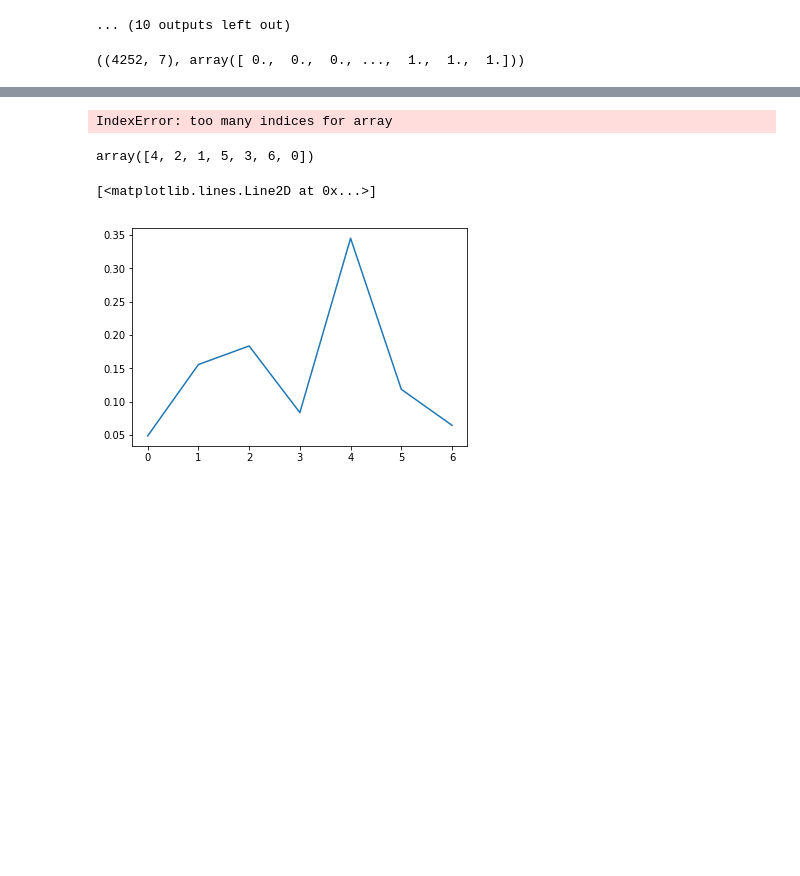
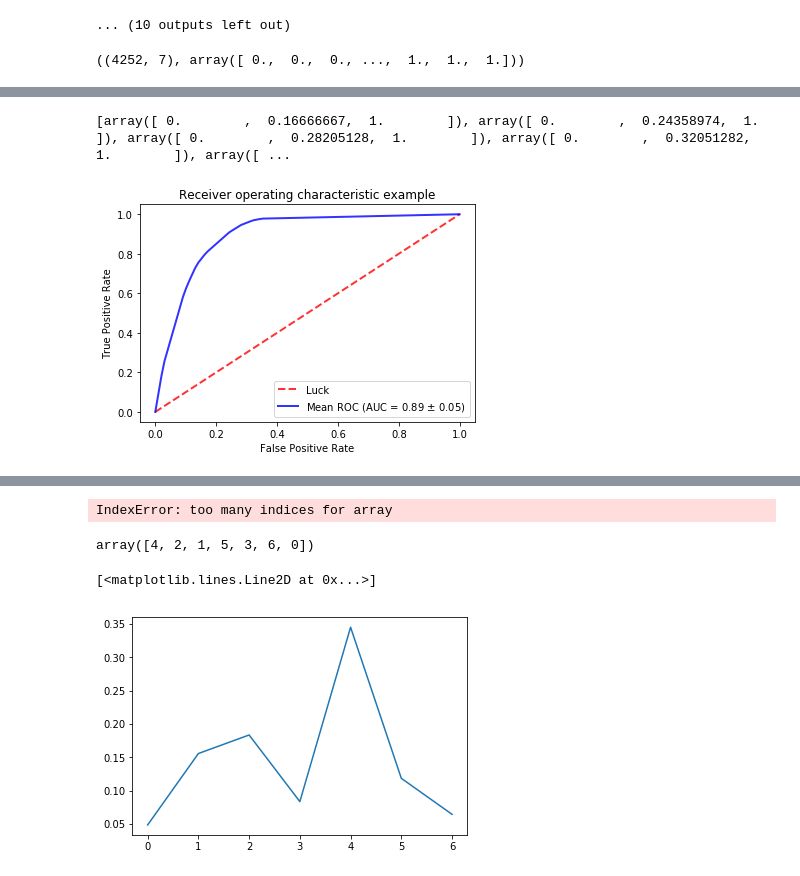
Before and after one commit to nithishr/activity_recognition, a Jupyter notebook: ROC.ipynb, the cells around one changed output, grey strips where cells are left out. Drawn from its saved outputs; the diff is of its cells as text; code cells hidden in the pictures; blank space fills up the shorter version.

Commit message:
Updated ROC curves and the feature ranking

```diff
--- a/ROC.ipynb
+++ b/ROC.ipynb
@@ -145,0 +145,3 @@ y_score = classifier.fit(X_train, y_train).decision_function(X_test)
+# %%
+false_positive_rate, true_positive_rate, thresholds = roc_curve(y_test, y_score)
+roc_auc = auc(false_positive_rate, true_positive_rate)
@@ -145,0 +344,64 @@ y_score = classifier.fit(X_train, y_train).decision_function(X_test)
+# %%
+skf = StratifiedKFold(10)
+fpr62 = []
+tpr62 = []
+auc62 = []
+for train, test in skf.split(X,Y):
+        XTrain, XTest, YTrain, YTest = X[train], X[test], Y[train], Y[test]
+        classifier = GradientBoostingClassifier()
+        y_score = classifier.fit(XTrain, YTrain).predict(XTest)
+        false_positive_rate_62, true_positive_rate_62, thresholds = roc_curve(YTest, y_score)
+        roc_auc_62 = auc(false_positive_rate_62, true_positive_rate_62)
+        fpr62.append(false_positive_rate_62)
+        tpr62.append(true_positive_rate_62)
+        auc62.append(roc_auc_62)
+print(fpr62, tpr62, auc62)
+#         acc, f1, prec, recall = classify(XTrain, XTest, YTrain, YTest)
+# %% [output]
+[array([ 0.        ,  0.16666667,  1.        ]), array([ 0.        ,  0.24358974,  1.        ]), array([ 0.        ,  0.28205128,  1.        ]), array([ 0.        ,  0.32051282,  1.        ]), array([ ...
+# %%
+tprs = []
+aucs = []
+mean_fpr = np.linspace(0, 1, 100)
+skf = StratifiedKFold(10)
+classifier = GradientBoostingClassifier()
+i = 0
+for train, test in skf.split(X, Y):
+    probas_ = classifier.fit(X[train], Y[train]).predict(X[test])
+    # Compute ROC curve and area the curve
+    fpr, tpr, thresholds = roc_curve(Y[test], probas_)
+    tprs.append(interp(mean_fpr, fpr, tpr))
+    tprs[-1][0] = 0.0
+    roc_auc = auc(fpr, tpr)
+    aucs.append(roc_auc)
+#     plt.plot(fpr, tpr, lw=1, alpha=0.3,
+#              label='ROC fold %d (AUC = %0.2f)' % (i, roc_auc))
+
+    i += 1
+plt.plot([0, 1], [0, 1], linestyle='--', lw=2, color='r',
+         label='Luck', alpha=.8)
+
+mean_tpr = np.mean(tprs, axis=0)
+mean_tpr[-1] = 1.0
+mean_auc = auc(mean_fpr, mean_tpr)
+std_auc = np.std(aucs)
+plt.plot(mean_fpr, mean_tpr, color='b',
+         label=r'Mean ROC (AUC = %0.2f $\pm$ %0.2f)' % (mean_auc, std_auc),
+         lw=2, alpha=.8)
+
+std_tpr = np.std(tprs, axis=0)
+tprs_upper = np.minimum(mean_tpr + std_tpr, 1)
+tprs_lower = np.maximum(mean_tpr - std_tpr, 0)
+# plt.fill_between(mean_fpr, tprs_lower, tprs_upper, color='grey', alpha=.2,
+#                  label=r'$\pm$ 1 std. dev.')
+
+plt.xlim([-0.05, 1.05])
+plt.ylim([-0.05, 1.05])
+plt.xlabel('False Positive Rate')
+plt.ylabel('True Positive Rate')
+plt.title('Receiver operating characteristic example')
+# plt.legend()
+plt.legend(loc="lower right")
+plt.show()
+# %% [output]
+[figure, added]
```
Also changed, not shown: parts of 70 cells of this notebook.
